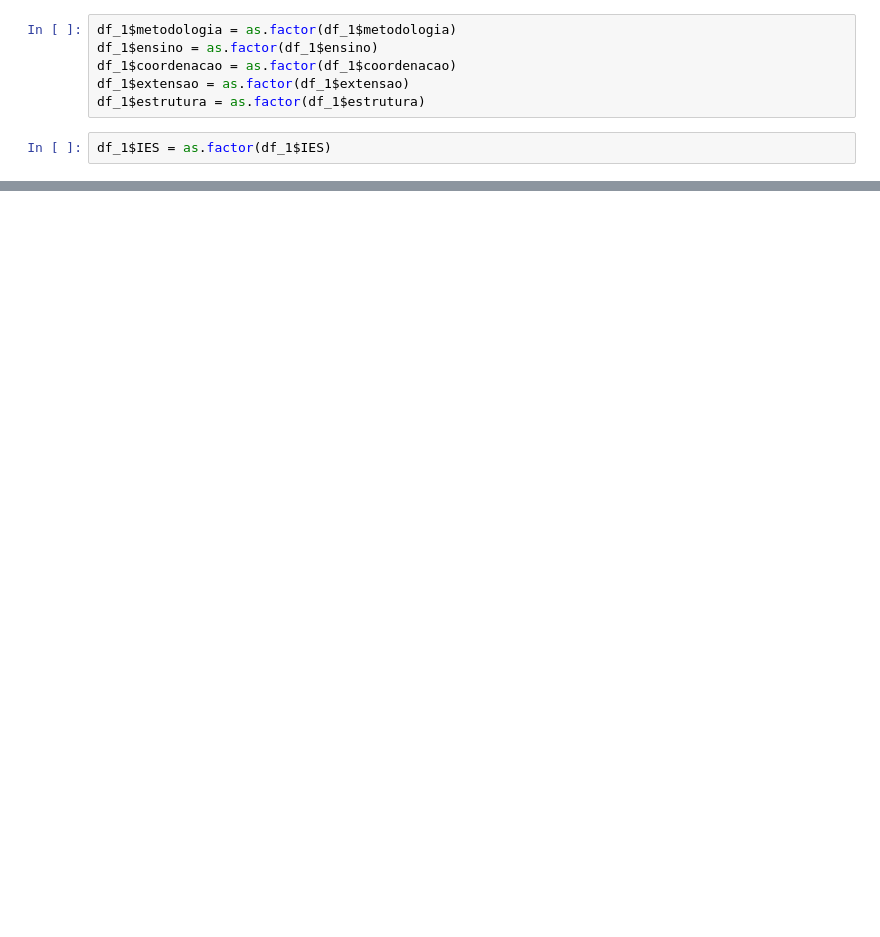
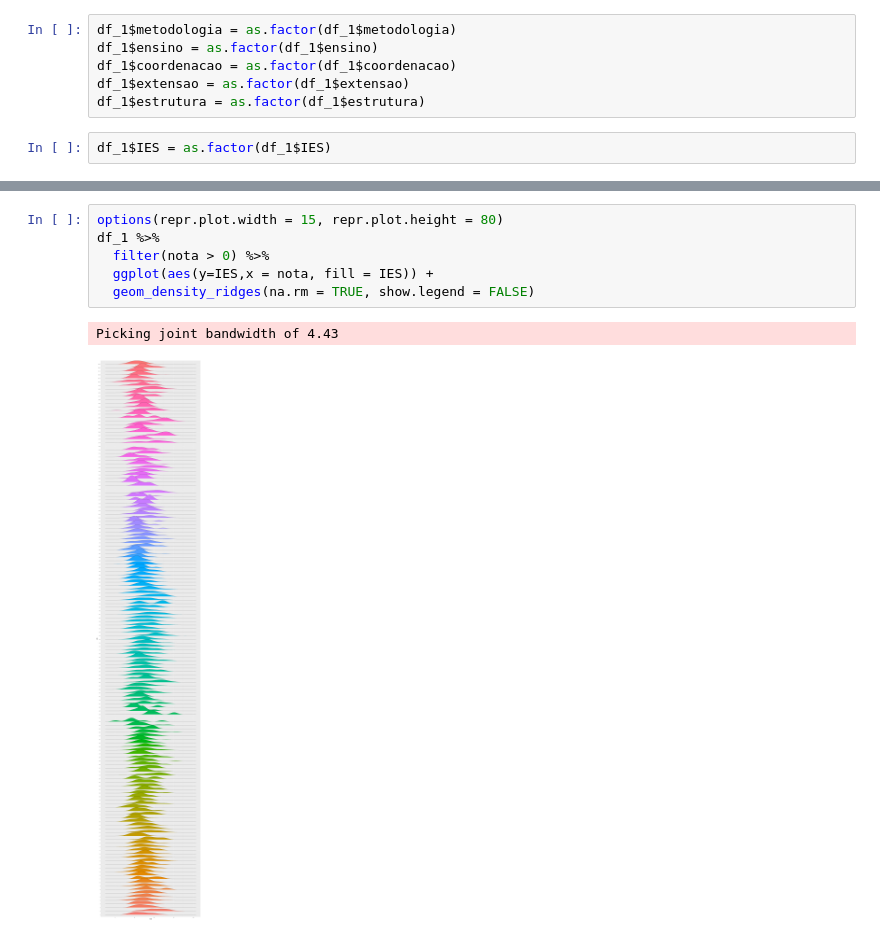
Before and after one commit to emariot/econometria, a Jupyter notebook: funcao_desempenho_exogeneidade .ipynb, the cells around one changed output, grey strips where cells are left out. Cells and saved outputs as stored; diff of their text form; blank space fills up the shorter version.

```diff
--- a/funcao_desempenho_exogeneidade .ipynb
+++ b/funcao_desempenho_exogeneidade .ipynb
@@ -73,0 +105,9 @@ Warning message in max(ids, na.rm = TRUE):
+# %%
+options(repr.plot.width = 15, repr.plot.height = 80)
+df_1 %>%
+  filter(nota > 0) %>%
+  ggplot(aes(y=IES,x = nota, fill = IES)) +
+  geom_density_ridges(na.rm = TRUE, show.legend = FALSE)
+# %% [output]
+Picking joint bandwidth of 4.43
+[figure, added]
```
Also changed, not shown: parts of 32 cells of this notebook.
